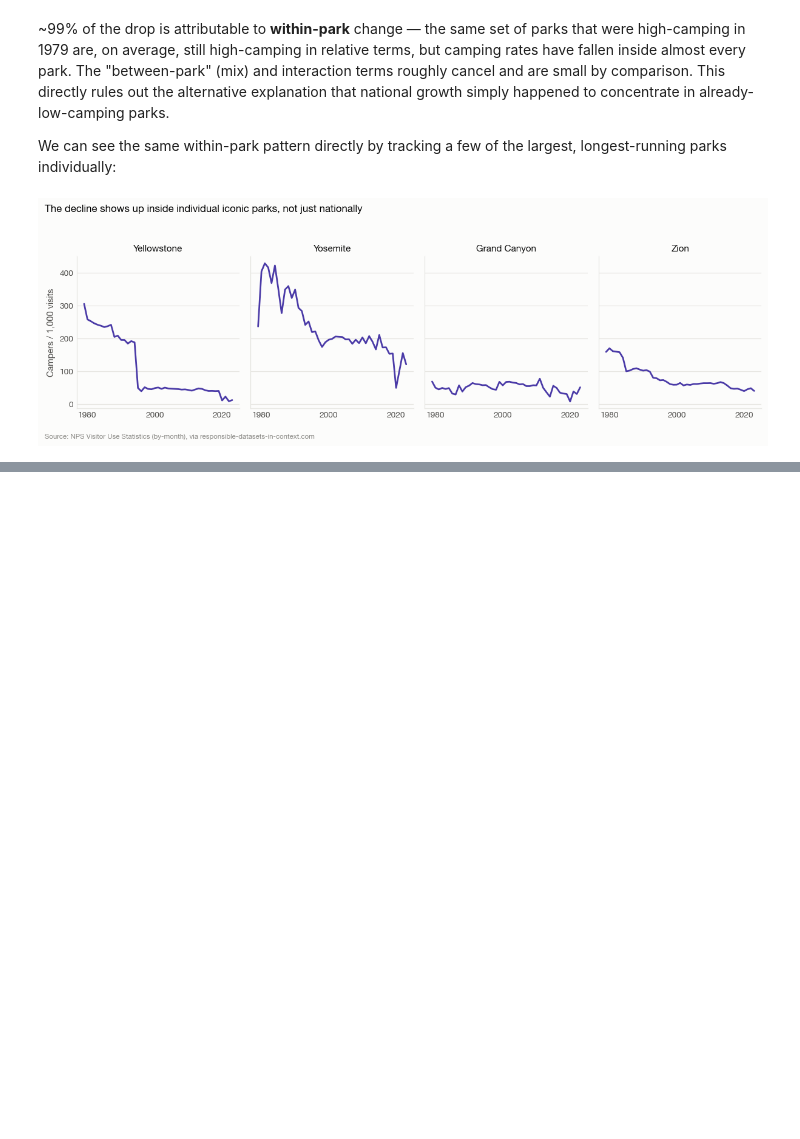
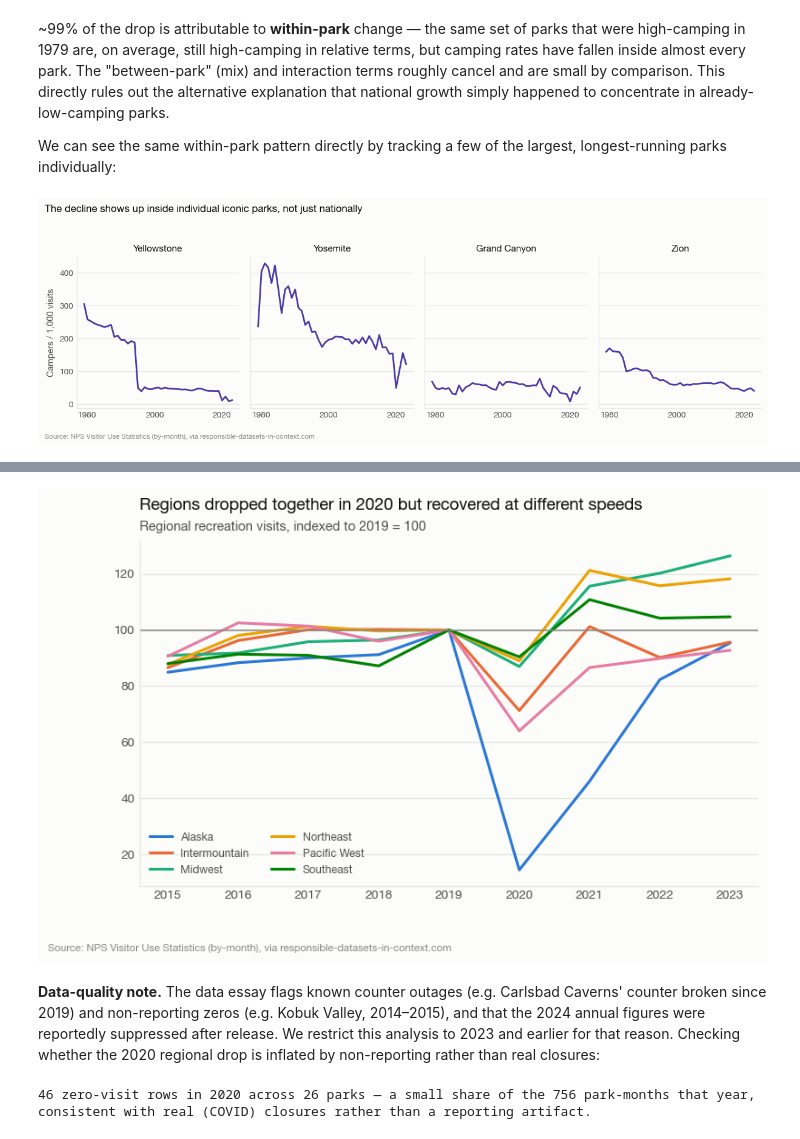
Before and after one commit to sikandaral/SI_699_mini_project, a Jupyter notebook: notebooks/sikandar_eda.ipynb, the cells around one changed output, grey strips where cells are left out. Drawn from its saved outputs; the diff is of its cells as text; code cells hidden in the pictures; blank space fills up the shorter version.

```diff
--- a/notebooks/sikandar_eda.ipynb
+++ b/notebooks/sikandar_eda.ipynb
@@ -351,0 +438,31 @@ plt.show()
+# %%
+region_year = df.groupby(["Region", "Year"])["RecreationVisits"].sum().unstack("Year")
+region_idx = region_year.div(region_year[2019], axis=0) * 100
+
+fig, ax = npviz.new_figure(8, 4.5)
+for color, region in zip(npviz.CATEGORICAL, region_idx.index):
+    sub = region_idx.loc[region, 2015:2023]
+    ax.plot(sub.index, sub.values, lw=2, color=color, label=region)
+ax.axhline(100, color=npviz.TEXT_MUTED, lw=1, ls=(0, (1, 0)))
+npviz.title(ax, "Regions dropped together in 2020 but recovered at different speeds",
+            "Regional recreation visits, indexed to 2019 = 100")
+ax.legend(loc="lower left", fontsize=8, ncol=2)
+npviz.source_note(fig)
+npviz.save(fig, "06_regional_covid_recovery")
+plt.show()
+# %% [output]
+[figure, added]
+# %% [markdown]
+**Data-quality note.** The data essay flags known counter outages (e.g.
+Carlsbad Caverns' counter broken since 2019) and non-reporting zeros (e.g.
+Kobuk Valley, 2014–2015), and that the 2024 annual figures were reportedly
+suppressed after release. We restrict this analysis to 2023 and earlier for
+that reason. Checking whether the 2020 regional drop is inflated by
+non-reporting rather than real closures:
+# %%
+zeros_2020 = df[(df.Year == 2020) & (df.ZeroMonth)]
+print(f"{len(zeros_2020)} zero-visit rows in 2020 across {zeros_2020.ParkName.nunique()} parks — "
+      f"a small share of the {df[df.Year==2020].shape[0]} park-months that year, "
+      "consistent with real (COVID) closures rather than a reporting artifact.")
+# %% [output]
+46 zero-visit rows in 2020 across 26 parks — a small share of the 756 park-months that year, consistent with real (COVID) closures rather than a reporting artifact.
```
Also changed, not shown: parts of 4 cells of this notebook, 8 other files.
